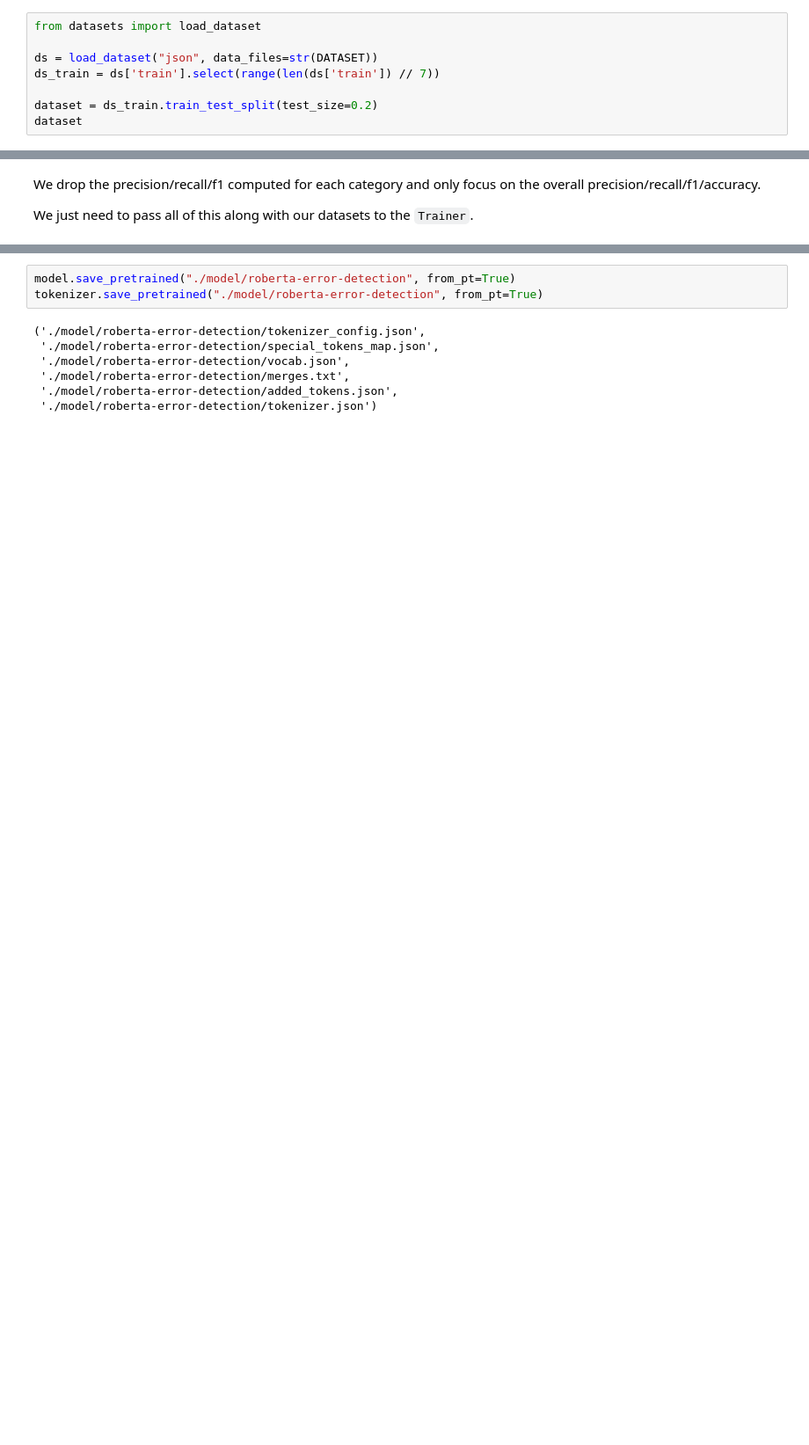
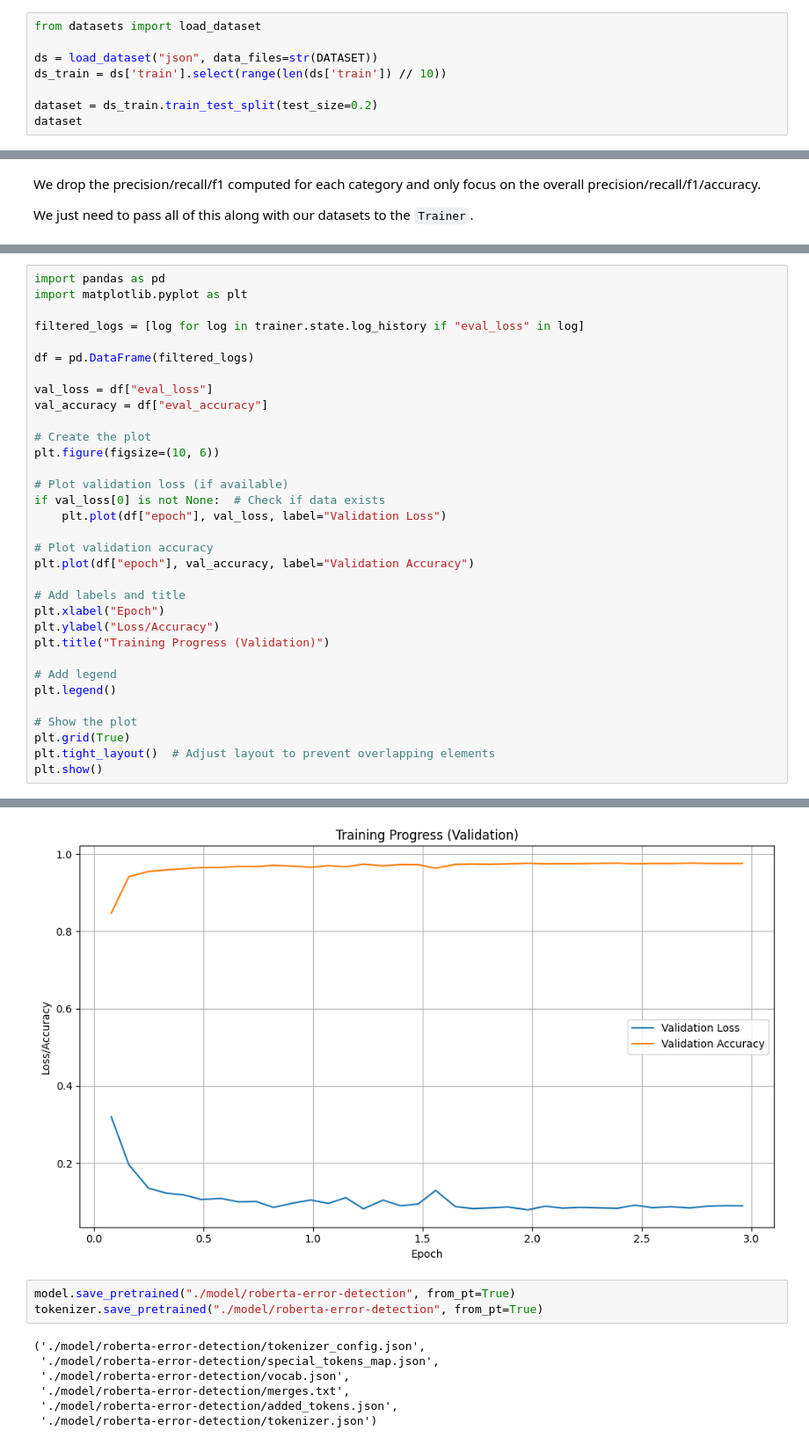
Before and after one commit to poziarnik/KNN, a Jupyter notebook: bert-experiments/roberta-token-classification.ipynb, the cells around one changed output, grey strips where cells are left out. Shown at 88% size. Cells and saved outputs as stored; diff of their text form; blank space fills up the shorter version.

```diff
--- a/bert-experiments/roberta-token-classification.ipynb
+++ b/bert-experiments/roberta-token-classification.ipynb
@@ -15,7 +15,7 @@ Load dataset with errored sentences
 from datasets import load_dataset
 
 ds = load_dataset("json", data_files=str(DATASET))
-ds_train = ds['train'].select(range(len(ds['train']) // 7))
+ds_train = ds['train'].select(range(len(ds['train']) // 10))
 
 dataset = ds_train.train_test_split(test_size=0.2)
 dataset
@@ -273,0 +231,34 @@ trainer.evaluate()
+# %%
+import pandas as pd
+import matplotlib.pyplot as plt
+
+filtered_logs = [log for log in trainer.state.log_history if "eval_loss" in log]
+
+df = pd.DataFrame(filtered_logs)
+
+val_loss = df["eval_loss"]
+val_accuracy = df["eval_accuracy"]
+
+# Create the plot
+plt.figure(figsize=(10, 6))
+
+# Plot validation loss (if available)
+if val_loss[0] is not None:  # Check if data exists
+    plt.plot(df["epoch"], val_loss, label="Validation Loss")
+
+# Plot validation accuracy
+plt.plot(df["epoch"], val_accuracy, label="Validation Accuracy")
+
+# Add labels and title
+plt.xlabel("Epoch")
+plt.ylabel("Loss/Accuracy")
+plt.title("Training Progress (Validation)")
+
+# Add legend
+plt.legend()
+
+# Show the plot
+plt.grid(True)
+plt.tight_layout()  # Adjust layout to prevent overlapping elements
+plt.show()
+# %% [output]
@@ -274,3 +278,4 @@ trainer.evaluate()
+[figure, added]
 # %%
 model.save_pretrained("./model/roberta-error-detection", from_pt=True)
 tokenizer.save_pretrained("./model/roberta-error-detection", from_pt=True)
```
Also changed, not shown: parts of 16 cells of this notebook.
